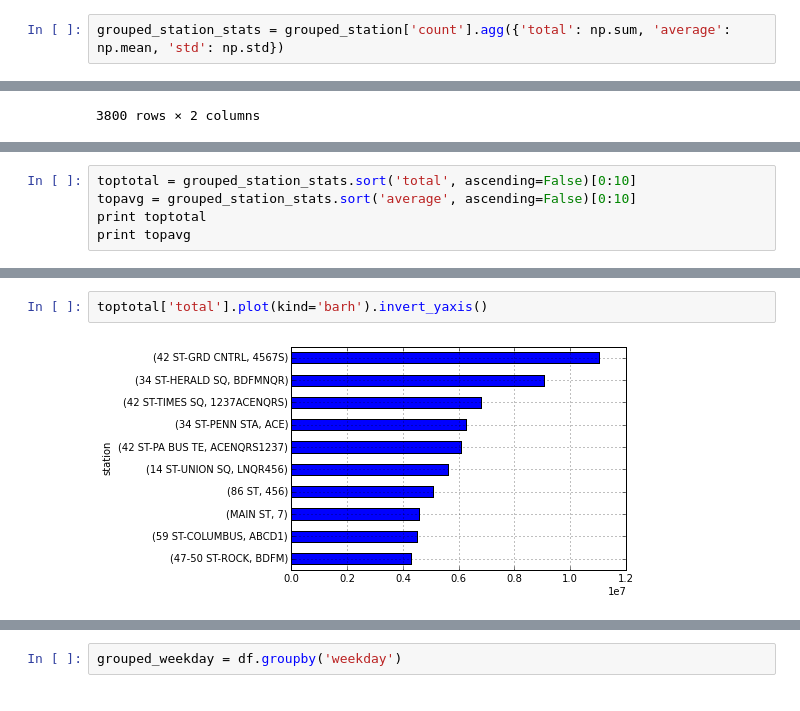
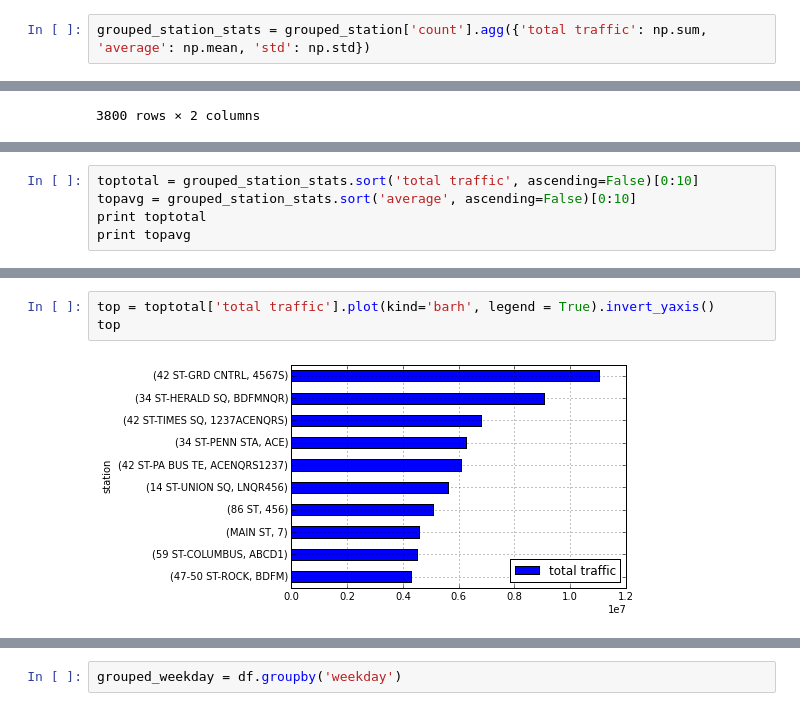
Before and after one commit to GarrettHoffman/mta_project, a Jupyter notebook: 01-benson code.ipynb, the cells around one changed output, grey strips where cells are left out. Saved outputs shown, nothing was run; the diff lists cells and outputs as text.

```diff
--- a/01-benson code.ipynb
+++ b/01-benson code.ipynb
@@ -404,7 +404,7 @@ df.head()
 # %%
 grouped_station = df.groupby('station')
 # %%
-grouped_station_stats = grouped_station['count'].agg({'total': np.sum, 'average': np.mean, 'std': np.std})
+grouped_station_stats = grouped_station['count'].agg({'total traffic': np.sum, 'average': np.mean, 'std': np.std})
 # %%
 grouped_station.describe()
 # %% [output]
@@ -450,7 +450,7 @@ grouped_station_stats
 | (ZEREGA AVE, 6) | 351.906910 | 292.681529 | 91902 |
 475 rows × 3 columns
 # %%
-toptotal = grouped_station_stats.sort('total', ascending=False)[0:10]
+toptotal = grouped_station_stats.sort('total traffic', ascending=False)[0:10]
 topavg = grouped_station_stats.sort('average', ascending=False)[0:10]
 print toptotal
 print topavg
@@ -475,4 +475,5 @@ station
 # %%
-toptotal['total'].plot(kind='barh').invert_yaxis()
+top = toptotal['total traffic'].plot(kind='barh', legend = True).invert_yaxis()
+top
 # %% [output]
-[figure, old version]
+[figure, new version]
```
Also changed, not shown: parts of 16 cells of this notebook, 1 other file.
